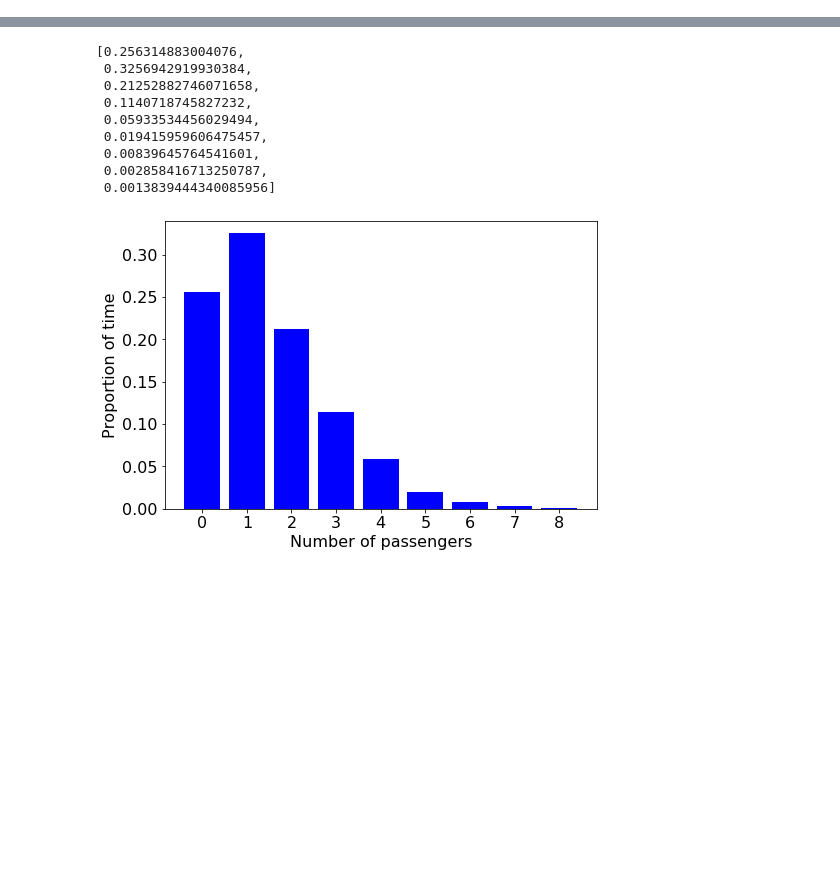
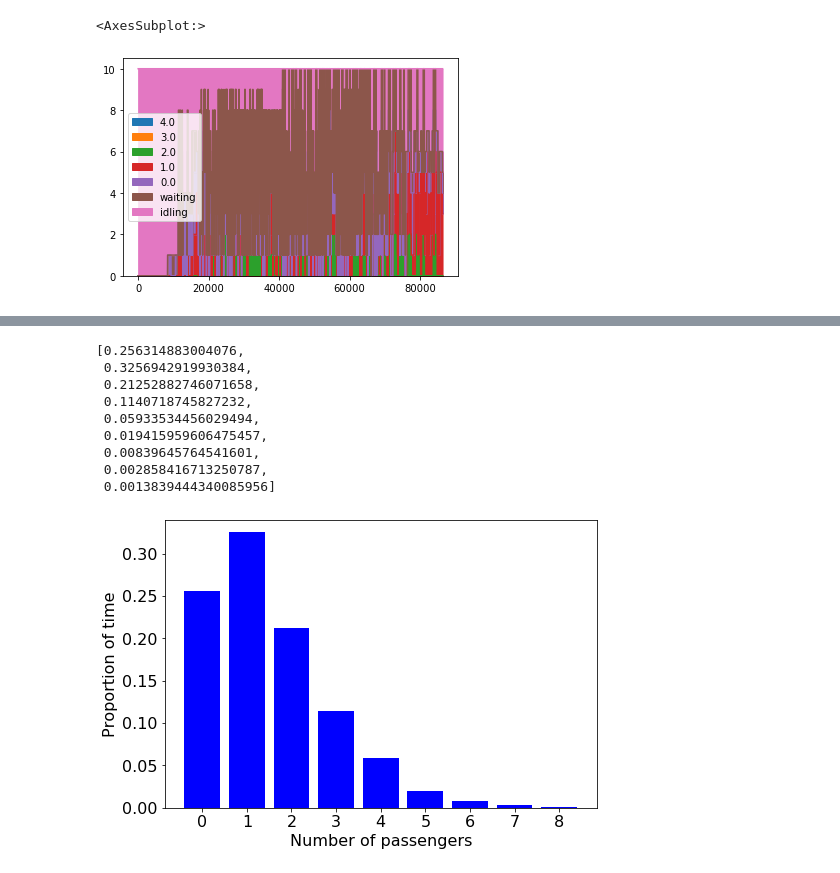
Before and after one commit to serdyt/Simulation-post-processing, a Jupyter notebook: Occupancy chart.ipynb, the cells around one changed output, grey strips where cells are left out. Saved outputs shown, nothing was run; the diff lists cells and outputs as text; code cells hidden in the pictures; blank space fills up the shorter version.

```diff
--- a/Occupancy chart.ipynb
+++ b/Occupancy chart.ipynb
@@ -118,3 +141,8 @@ day_values2.head()
+# %%
+day_values2.plot.area(stacked=True)
+# %% [output]
+<AxesSubplot:>
+[figure, added]
 # %%
 from matplotlib import cm
 import matplotlib.patches as mpatches
```
Also changed, not shown: parts of 12 cells of this notebook, 6 other files.
